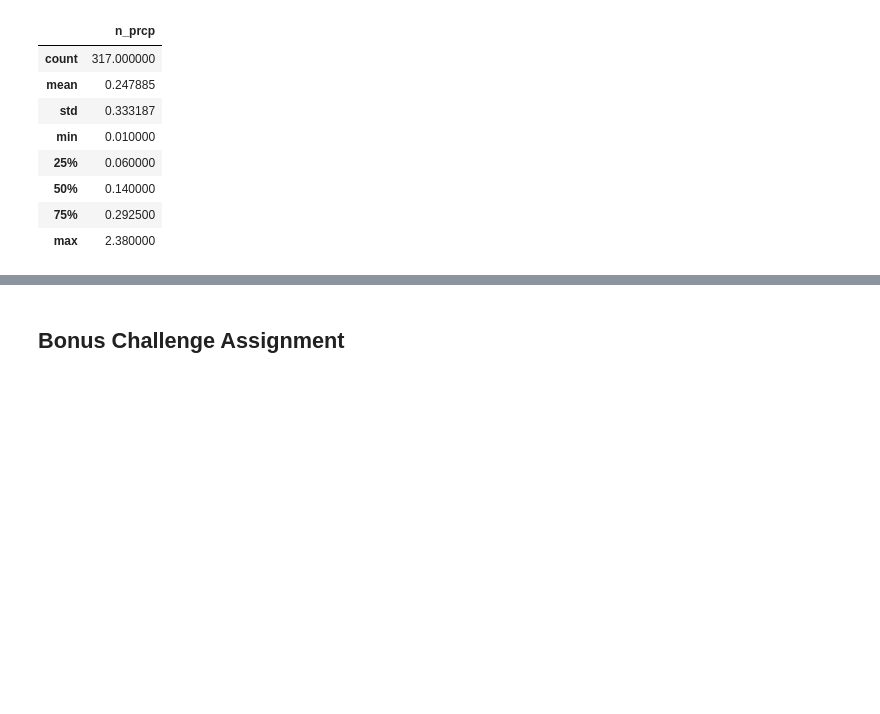
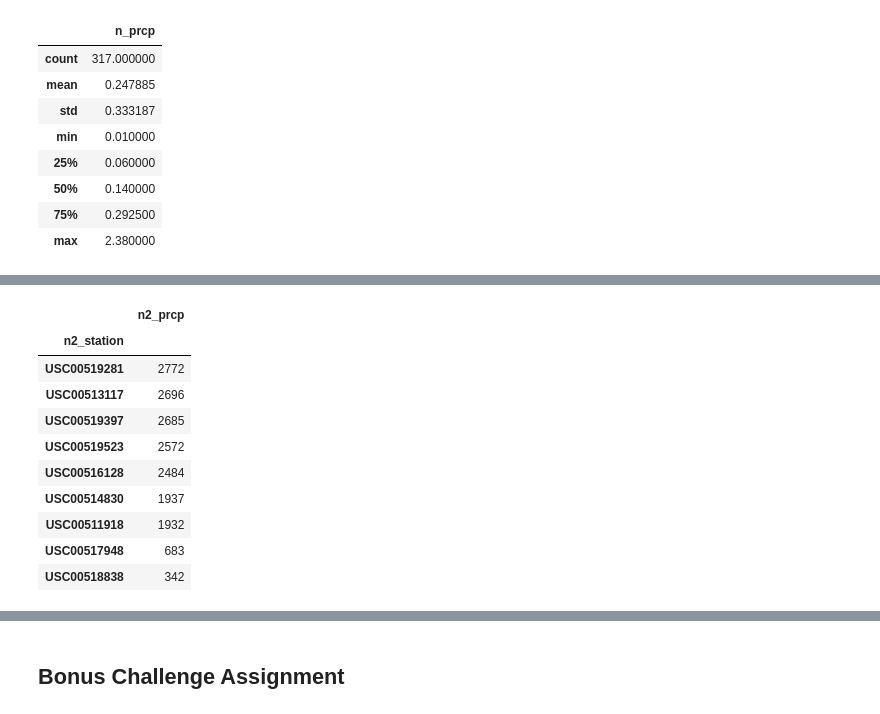
Before and after one commit to jtslater2/JTS-HW10-SQLAlchemy, a Jupyter notebook: climate_starter-jts.ipynb, the cells around one changed output, grey strips where cells are left out. Cells and saved outputs as stored; diff of their text form; code cells hidden in the pictures; blank space fills up the shorter version.

```diff
--- a/climate_starter-jts.ipynb
+++ b/climate_starter-jts.ipynb
@@ -272,0 +279,7 @@ df2.describe()
+# %%
+results3 = session.query(Measurement.station,Measurement.prcp)\
+        .order_by(Measurement.station).all()
+        #filter(Measurement.date > '2016-08-23')\
+        #.filter(Measurement.prcp > 0)\
+        #.order_by(Measurement.station).count()
+results3
@@ -273,6 +304,32 @@ df2.describe()
 # %%
 # What are the most active stations? (i.e. what stations have the most rows)?
 
-#  group-by & .count
-# List the stations and the counts in descending order.
-# add order chain - highest one first
+n2_station = [result[0] for result in results3]
+#n_tobs = [int(result[1]) for result in results]
+n2_prcp = [result[1] for result in results3]
+
+df3 = pd.DataFrame(results3, columns=['n2_station','n2_prcp'])
+
+df3.set_index('n2_station', inplace=True, )
+df3.head(10)
+df4 = df3.groupby(['n2_station']).count()
+df4 = df4.sort_values("n2_prcp", ascending = False)
+df4
+
+
+#----  group-by & .count
+#---- List the stations and the counts in descending order.
+#---- add order chain - highest one first
+USC00519281
+# %% [output]
+|  | n2_prcp |
+| n2_station |  |
+| USC00519281 | 2772 |
+| USC00513117 | 2696 |
+| USC00519397 | 2685 |
+| USC00519523 | 2572 |
+| USC00516128 | 2484 |
+| USC00514830 | 1937 |
+| USC00511918 | 1932 |
+| USC00517948 | 683 |
+| USC00518838 | 342 |
```
Also changed, not shown: parts of 6 cells of this notebook.
